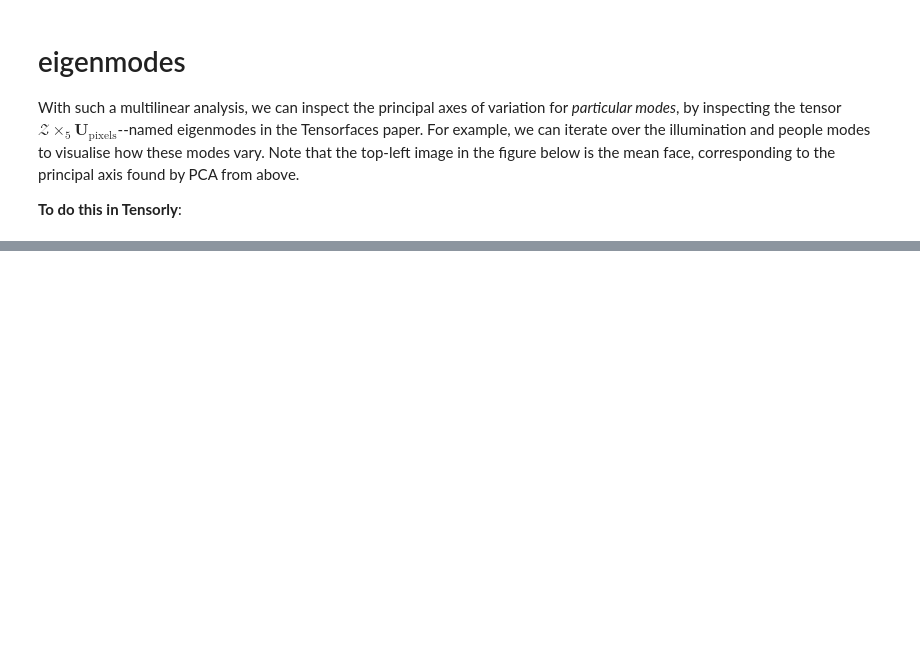
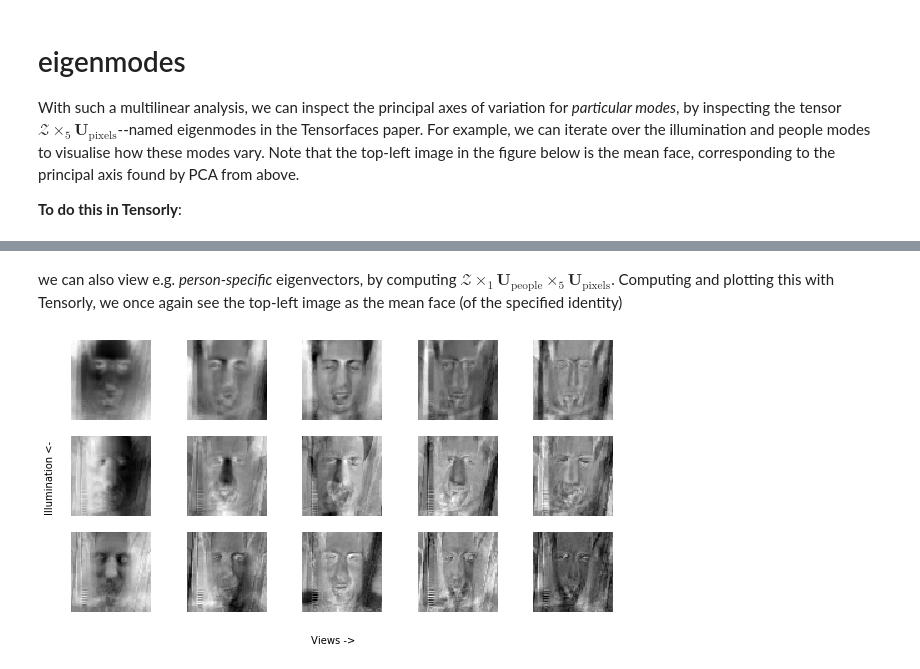
Before and after one commit to tensorly/Proceedings_IEEE_companion_notebooks, a Jupyter notebook: tensorfaces.ipynb, the cells around one changed output, grey strips where cells are left out. Saved outputs shown, nothing was run; the diff lists cells and outputs as text; code cells hidden in the pictures; blank space fills up the shorter version.

```diff
--- a/tensorfaces.ipynb
+++ b/tensorfaces.ipynb
@@ -292,0 +293,24 @@ plt.show()
+# %% [markdown]
+we can also view e.g. *person-specific* eigenvectors, by computing $\mathcal{Z}\times_1\mathbf{U}_{\text{people}}\times_5\mathbf{U}_{\text{pixels}}$. Computing and plotting this with Tensorly, we once again see the top-left image as the mean face (of the specified identity)
+# %%
+identity = 0
+
+people_bases = tl.tenalg.mode_dot(
+    tl.tenalg.mode_dot(core, factors[0], 0), factors[-1], 4)
+
+fig, axs = plt.subplots(3, 5, figsize=(10, 5))
+
+axs = list(flatten(axs))
+count = 0
+for i in range(3):
+    for j in range(5):
+        axs[count].imshow(tl.reshape( people_bases[identity, j, i, 0, :] , [img_size, img_size]), cmap='gray')
+        axs[count].axis(False)
+
+        count += 1
+
+fig.text(0.5, 0.04, 'Views ->', ha='center')
+fig.text(0.10, 0.5, 'Illumination <-', va='center', rotation='vertical')
+plt.show()
+# %% [output]
+[figure, added]
```
Also changed, not shown: parts of 7 cells of this notebook, 1 other file.
